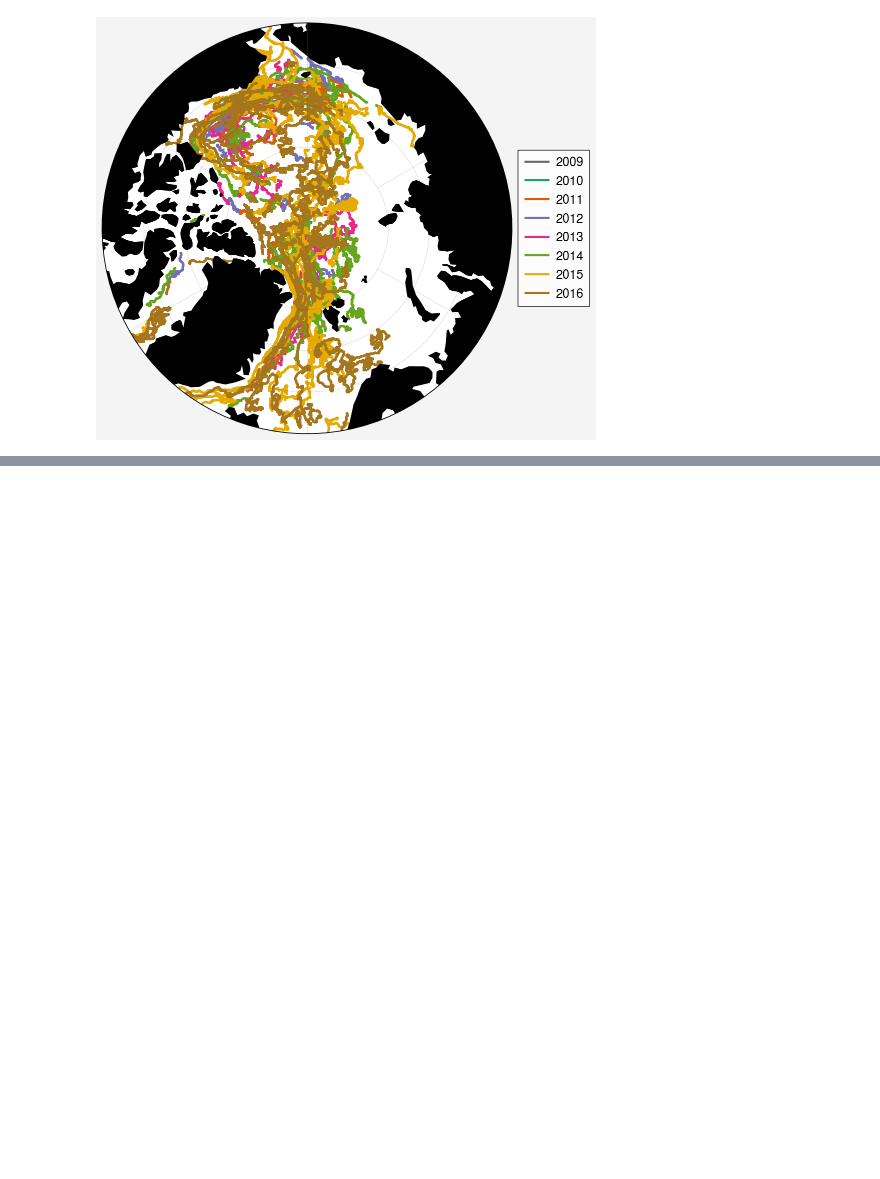
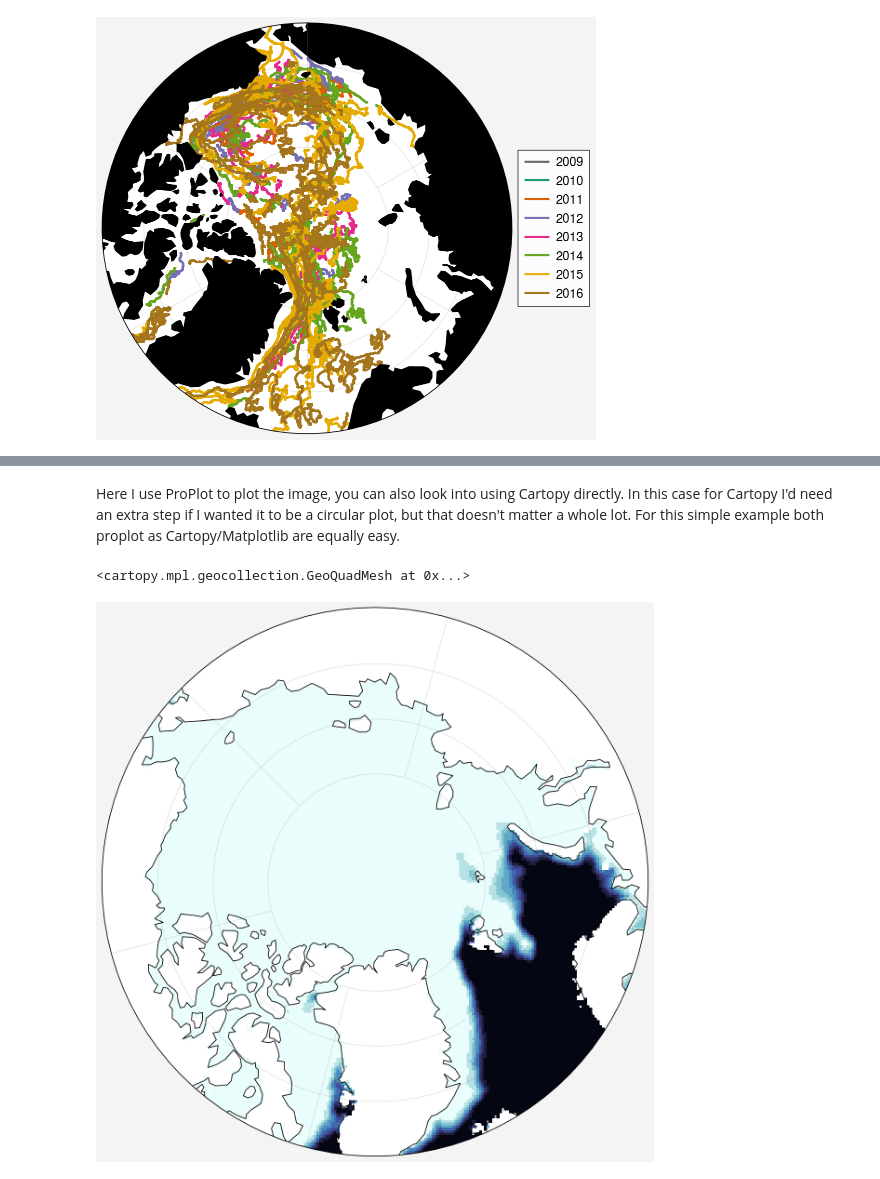
Before and after one commit to danielmwatkins/ift_calval_spr25, a Jupyter notebook: notebooks/example_load_and_visualize.ipynb, the cells around one changed output, grey strips where cells are left out. Cells and saved outputs as stored; diff of their text form; code cells hidden in the pictures; blank space fills up the shorter version.

Commit message:
Added example with sea ice concentration map

```diff
--- a/notebooks/example_load_and_visualize.ipynb
+++ b/notebooks/example_load_and_visualize.ipynb
@@ -75,0 +85,3 @@ ax.legend(h, l, loc='r', ncols=1)
+# %%
+ds = xr.open_dataset('../data/nsidc_agg/nsidc_cdr_sic_2002.nc')
+ds
@@ -75,0 +106,15 @@ ax.legend(h, l, loc='r', ncols=1)
+# %% [markdown]
+Here I use ProPlot to plot the image, you can also look into using Cartopy directly. In this case for Cartopy I'd need an extra step if I wanted it to be a circular plot, but that doesn't matter a whole lot. For this simple example both proplot as Cartopy/Matplotlib are equally easy.
+# %%
+import numpy as np
+import pyproj
+
+fig, ax = pplt.subplots(proj='npstere', proj_kw={'lon_0': -45, 'true_scale_latitude': 70}, width=6)
+ax.format(coast=True, boundinglat=65)
+# Setup the polar stereographic coordinate arrays
+
+ax.pcolormesh(ds.x.data, ds.y.data, ds.isel(time=0)['cdr_seaice_conc_monthly'].data, vmin=0, vmax=1, cmap='ice',
+           transform=ccrs.NorthPolarStereo(central_longitude=-45, true_scale_latitude=70))
+# %% [output]
+<cartopy.mpl.geocollection.GeoQuadMesh at 0x...>
+[figure, added]
```
Also changed, not shown: parts of 5 cells of this notebook.
